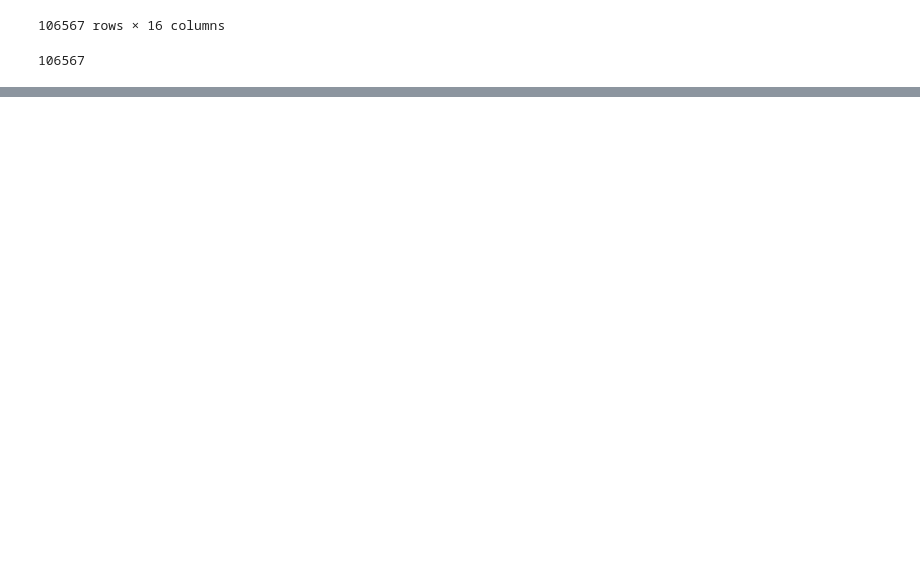
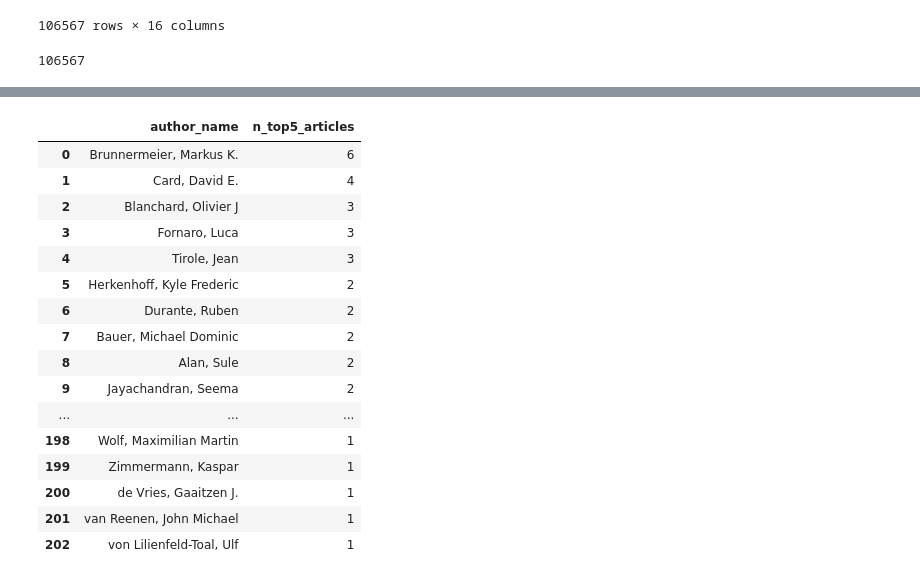
Before and after one commit to celinamadaschi/Telecom-DataAnalysis_Economics, a Jupyter notebook: isaure merge.ipynb, the cells around one changed output, grey strips where cells are left out. Drawn from its saved outputs; the diff is of its cells as text; code cells hidden in the pictures; blank space fills up the shorter version.

```diff
--- a/isaure merge.ipynb
+++ b/isaure merge.ipynb
@@ -328,0 +498,28 @@ JEL_machted_final_clean[JEL_machted_final_clean["author_name"]=="Blanchard, Oliv
+# %%
+top_authors_top5 = (
+    df[df["is_top5_journal"]]
+    .groupby("author_name")["Title"]
+    .nunique()
+    .sort_values(ascending=False)
+    .reset_index(name="n_top5_articles")
+)
+# %%
+top_authors_top5
+# %% [output]
+|  | author_name | n_top5_articles |
+| 0 | Brunnermeier, Markus K. | 6 |
+| 1 | Card, David E. | 4 |
+| 2 | Blanchard, Olivier J | 3 |
+| 3 | Fornaro, Luca | 3 |
+| 4 | Tirole, Jean | 3 |
+| 5 | Herkenhoff, Kyle Frederic | 2 |
+| 6 | Durante, Ruben | 2 |
+| 7 | Bauer, Michael Dominic | 2 |
+| 8 | Alan, Sule | 2 |
+| 9 | Jayachandran, Seema | 2 |
+| ... | ... | ... |
+| 198 | Wolf, Maximilian Martin | 1 |
+| 199 | Zimmermann, Kaspar | 1 |
+| 200 | de Vries, Gaaitzen J. | 1 |
+| 201 | van Reenen, John Michael | 1 |
+| 202 | von Lilienfeld-Toal, Ulf | 1 |
```
Also changed, not shown: parts of 24 cells of this notebook.
